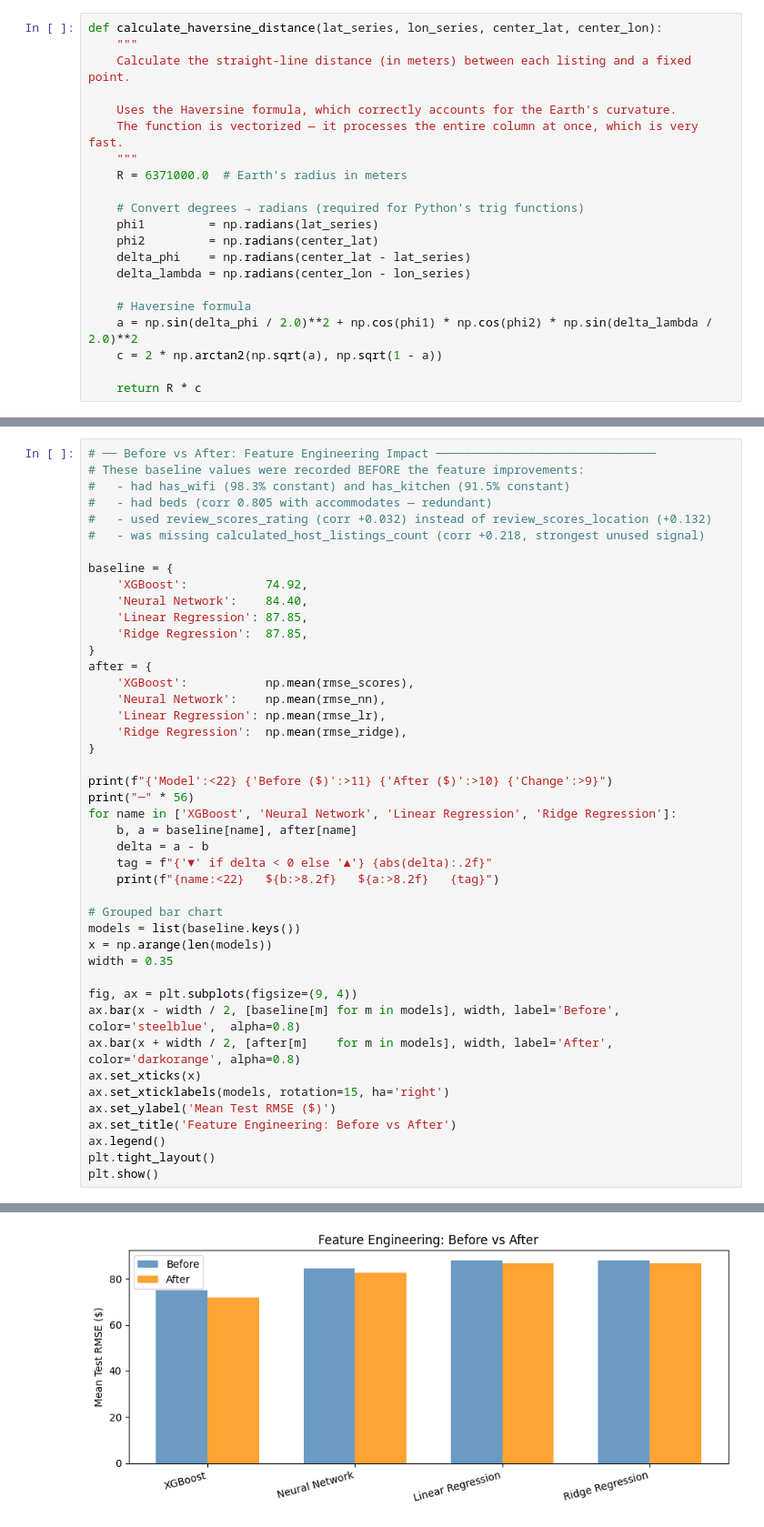
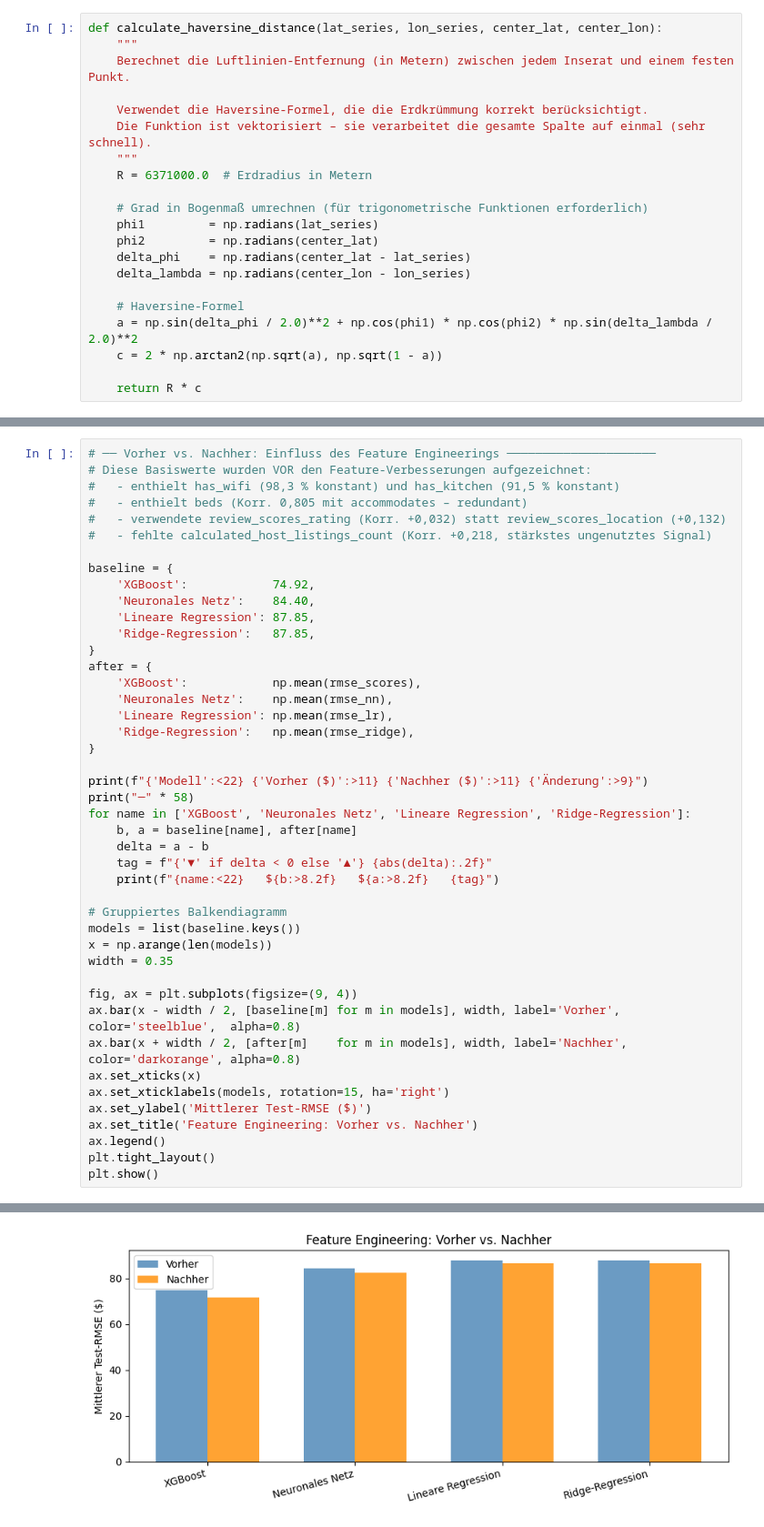
Before and after one commit to pa19duxu/AirbnbPrices, a Jupyter notebook: Prediction.ipynb, the cells around one changed output, grey strips where cells are left out. Shown at 91% size. Saved outputs shown, nothing was run; the diff lists cells and outputs as text.

```diff
--- a/Prediction.ipynb
+++ b/Prediction.ipynb
@@ -122,20 +123,20 @@ df = df.drop(columns='neighbourhood_cleansed')
 # %%
 def calculate_haversine_distance(lat_series, lon_series, center_lat, center_lon):
     """
-    Calculate the straight-line distance (in meters) between each listing and a fixed point.
+    Berechnet die Luftlinien-Entfernung (in Metern) zwischen jedem Inserat und einem festen Punkt.
 
-    Uses the Haversine formula, which correctly accounts for the Earth's curvature.
-    The function is vectorized — it processes the entire column at once, which is very fast.
+    Verwendet die Haversine-Formel, die die Erdkrümmung korrekt berücksichtigt.
+    Die Funktion ist vektorisiert – sie verarbeitet die gesamte Spalte auf einmal (sehr schnell).
     """
-    R = 6371000.0  # Earth's radius in meters
+    R = 6371000.0  # Erdradius in Metern
 
-    # Convert degrees → radians (required for Python's trig functions)
+    # Grad in Bogenmaß umrechnen (für trigonometrische Funktionen erforderlich)
     phi1         = np.radians(lat_series)
     phi2         = np.radians(center_lat)
     delta_phi    = np.radians(center_lat - lat_series)
     delta_lambda = np.radians(center_lon - lon_series)
 
-    # Haversine formula
+    # Haversine-Formel
     a = np.sin(delta_phi / 2.0)**2 + np.cos(phi1) * np.cos(phi2) * np.sin(delta_lambda / 2.0)**2
     c = 2 * np.arctan2(np.sqrt(a), np.sqrt(1 - a))
 
@@ -585,44 +588,44 @@ Ridge Regression       $       86.69   ±$  3.82
 # %%
-# ── Before vs After: Feature Engineering Impact ───────────────────────────────
-# These baseline values were recorded BEFORE the feature improvements:
-#   - had has_wifi (98.3% constant) and has_kitchen (91.5% constant)
-#   - had beds (corr 0.805 with accommodates — redundant)
-#   - used review_scores_rating (corr +0.032) instead of review_scores_location (+0.132)
-#   - was missing calculated_host_listings_count (corr +0.218, strongest unused signal)
+# ── Vorher vs. Nachher: Einfluss des Feature Engineerings ─────────────────────
+# Diese Basiswerte wurden VOR den Feature-Verbesserungen aufgezeichnet:
+#   - enthielt has_wifi (98,3 % konstant) und has_kitchen (91,5 % konstant)
+#   - enthielt beds (Korr. 0,805 mit accommodates – redundant)
+#   - verwendete review_scores_rating (Korr. +0,032) statt review_scores_location (+0,132)
+#   - fehlte calculated_host_listings_count (Korr. +0,218, stärkstes ungenutztes Signal)
 
 baseline = {
-    'XGBoost':           74.92,
-    'Neural Network':    84.40,
-    'Linear Regression': 87.85,
-    'Ridge Regression':  87.85,
+    'XGBoost':            74.92,
+    'Neuronales Netz':    84.40,
+    'Lineare Regression': 87.85,
+    'Ridge-Regression':   87.85,
 }
 after = {
-    'XGBoost':           np.mean(rmse_scores),
-    'Neural Network':    np.mean(rmse_nn),
-    'Linear Regression': np.mean(rmse_lr),
-    'Ridge Regression':  np.mean(rmse_ridge),
+    'XGBoost':            np.mean(rmse_scores),
+    'Neuronales Netz':    np.mean(rmse_nn),
+    'Lineare Regression': np.mean(rmse_lr),
+    'Ridge-Regression':   np.mean(rmse_ridge),
 }
 
-print(f"{'Model':<22} {'Before ($)':>11} {'After ($)':>10} {'Change':>9}")
-print("─" * 56)
-for name in ['XGBoost', 'Neural Network', 'Linear Regression', 'Ridge Regression']:
+print(f"{'Modell':<22} {'Vorher ($)':>11} {'Nachher ($)':>11} {'Änderung':>9}")
+print("─" * 58)
+for name in ['XGBoost', 'Neuronales Netz', 'Lineare Regression', 'Ridge-Regression']:
     b, a = baseline[name], after[name]
     delta = a - b
     tag = f"{'▼' if delta < 0 else '▲'} {abs(delta):.2f}"
     print(f"{name:<22}   ${b:>8.2f}   ${a:>8.2f}   {tag}")
 
-# Grouped bar chart
+# Gruppiertes Balkendiagramm
 models = list(baseline.keys())
 x = np.arange(len(models))
 width = 0.35
 
 fig, ax = plt.subplots(figsize=(9, 4))
-ax.bar(x - width / 2, [baseline[m] for m in models], width, label='Before', color='steelblue',  alpha=0.8)
-ax.bar(x + width / 2, [after[m]    for m in models], width, label='After',  color='darkorange', alpha=0.8)
+ax.bar(x - width / 2, [baseline[m] for m in models], width, label='Vorher',  color='steelblue',  alpha=0.8)
+ax.bar(x + width / 2, [after[m]    for m in models], width, label='Nachher', color='darkorange', alpha=0.8)
 ax.set_xticks(x)
 ax.set_xticklabels(models, rotation=15, ha='right')
-ax.set_ylabel('Mean Test RMSE ($)')
-ax.set_title('Feature Engineering: Before vs After')
+ax.set_ylabel('Mittlerer Test-RMSE ($)')
+ax.set_title('Feature Engineering: Vorher vs. Nachher')
 ax.legend()
 plt.tight_layout()
 plt.show()
@@ -636 +639 @@ Ridge Regression         $   87.85   $   86.69   ▼ 1.16
-[figure, old version]
+[figure, new version]
```
Also changed, not shown: parts of 24 cells of this notebook.
